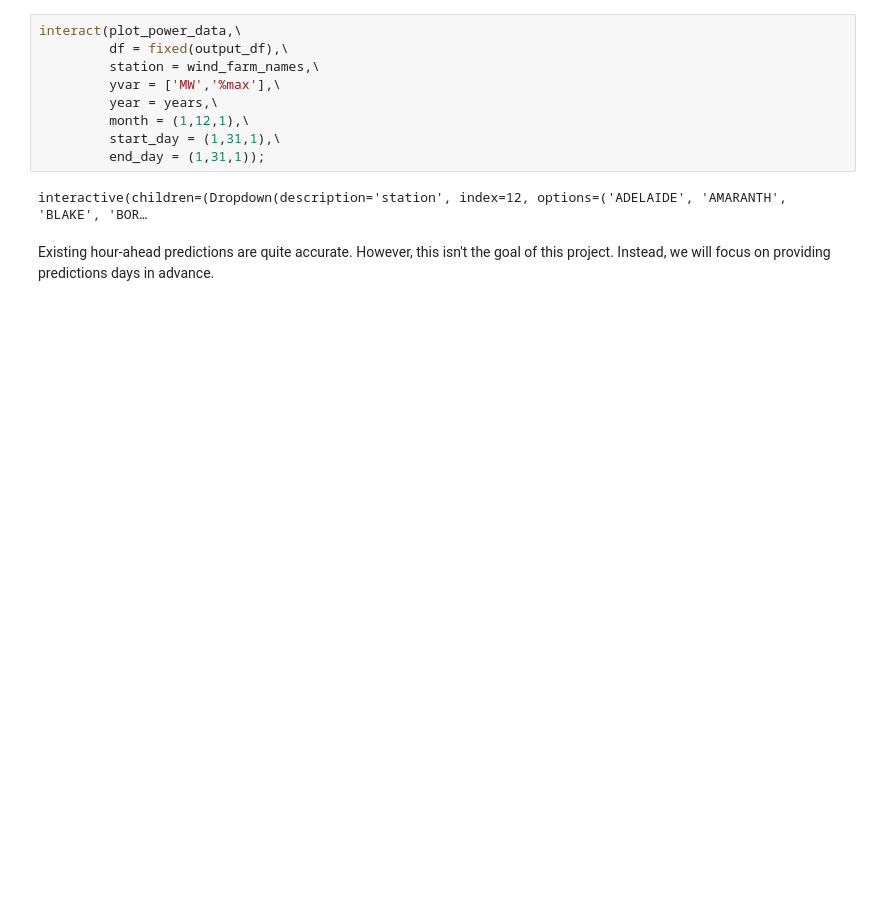
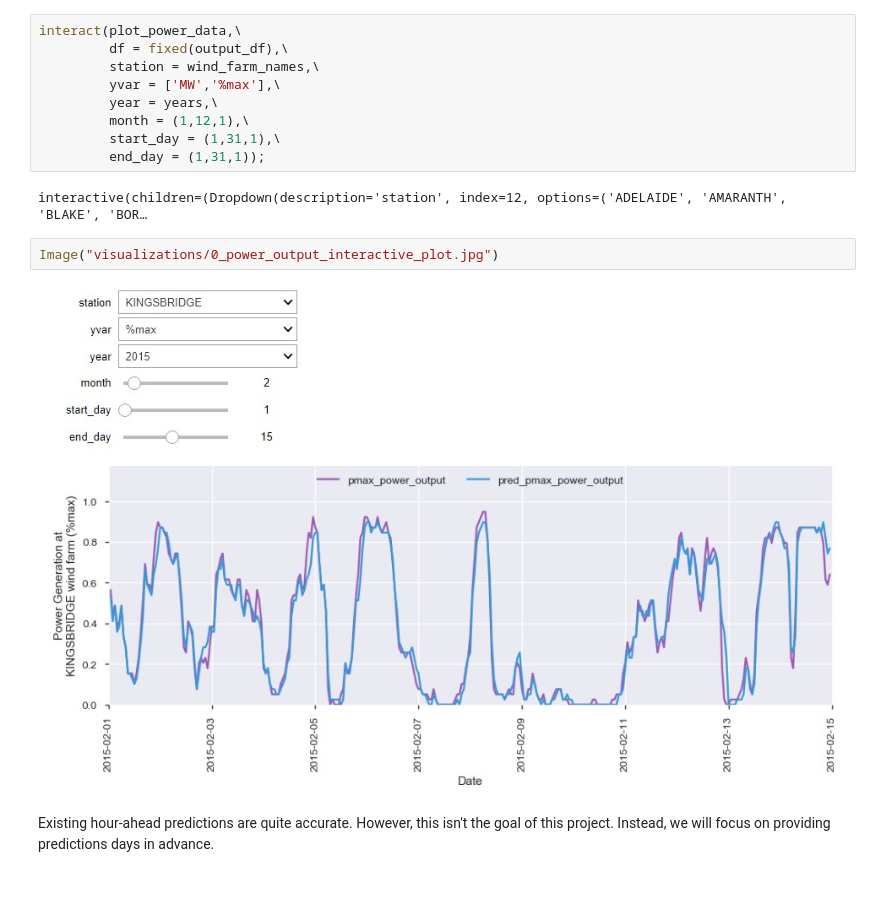
Before and after one commit to alacroix367/TDI-Proposal, a Jupyter notebook: lacroix-capstone-wind-energy-forecast.ipynb, the cells around one changed output. Drawn from its saved outputs; the diff is of its cells as text; blank space fills up the shorter version.

Commit message:
Visualizations added, interactive plots embeded in notebook

```diff
--- a/lacroix-capstone-wind-energy-forecast.ipynb
+++ b/lacroix-capstone-wind-energy-forecast.ipynb
@@ -212,6 +210,10 @@ interact(plot_power_data,\
          end_day = (1,31,1));
 # %% [output]
 interactive(children=(Dropdown(description='station', index=12, options=('ADELAIDE', 'AMARANTH', 'BLAKE', 'BOR…
+# %%
+Image("visualizations/0_power_output_interactive_plot.jpg")
+# %% [output]
+[figure, added]
 # %% [markdown]
 Existing hour-ahead predictions are quite accurate. However, this isn't the goal of this project. Instead, we will focus on providing predictions days in advance.<br><br><br>
 # %% [markdown]
```
Also changed, not shown: parts of 11 cells of this notebook, 15 other files.
